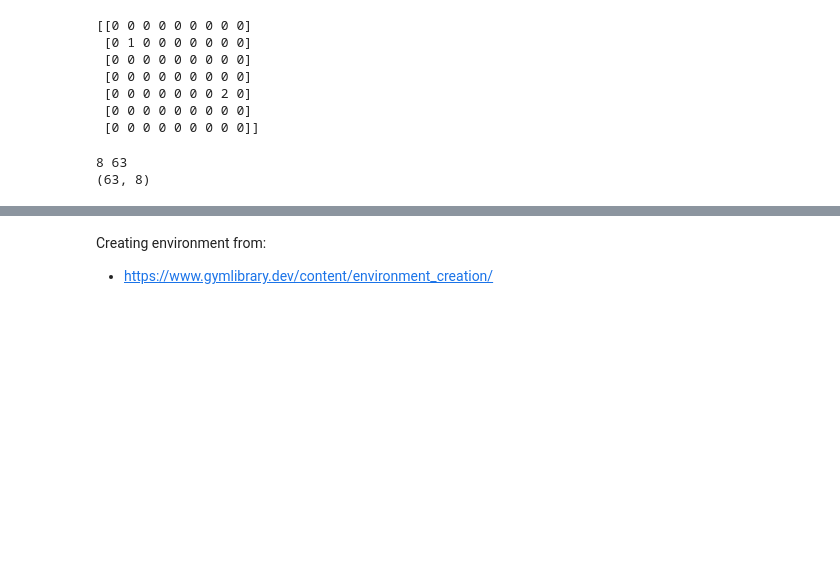
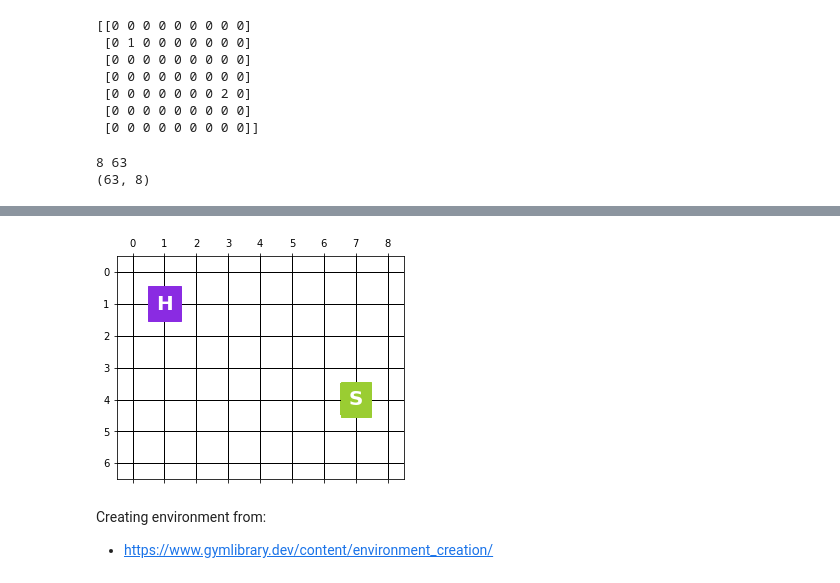
Before and after one commit to FranRosem/SI-Assignment-06, a Jupyter notebook: Assignment-06.ipynb, the cells around one changed output, grey strips where cells are left out. Drawn from its saved outputs; the diff is of its cells as text; code cells hidden in the pictures; blank space fills up the shorter version.

```diff
--- a/Assignment-06.ipynb
+++ b/Assignment-06.ipynb
@@ -70,3 +115,24 @@ show_map(map)
+# %%
+# actions_dict = {0: 'up', 1: 'down', 2: 'left', 3: 'right', 4: 'up_right', 5: 'up_left', 6: 'down_right', 7: 'down_left'}
+arrows = ['\u2191', '\u2193', '\u2190', '\u2192', '\u2197', '\u2196', '\u2198', '\u2199']
+
+def show_map(map):
+    row_labels, col_labels = range(map.shape[0]), range(map.shape[1])
+    cmap = ListedColormap(['white', 'blueviolet', 'yellowgreen'])
+    norm = Normalize(vmin=0, vmax=2)
+    plt.matshow(map, cmap=cmap, norm=norm)
+    plt.xticks(col_labels, col_labels)
+    plt.yticks(row_labels, row_labels)
+    plt.grid(color='k', linewidth=1)
+    init = np.where(map == 1)
+    plt.text(init[1][0], init[0][0], 'H', ha='center', va='center', color='white', weight='bold', backgroundcolor='blueviolet', fontsize=20)
+    goal = np.where(map == 2)
+    plt.text(goal[1][0], goal[0][0], 'S', ha='center', va='center', color='white', weight='bold', backgroundcolor='yellowgreen', fontsize=20)
+    plt.show()
+
+show_map(map)
+# %% [output]
+[figure, added]
 # %% [markdown]
 Creating environment from:
 - https://www.gymlibrary.dev/content/environment_creation/
```
Also changed, not shown: parts of 16 cells of this notebook.
